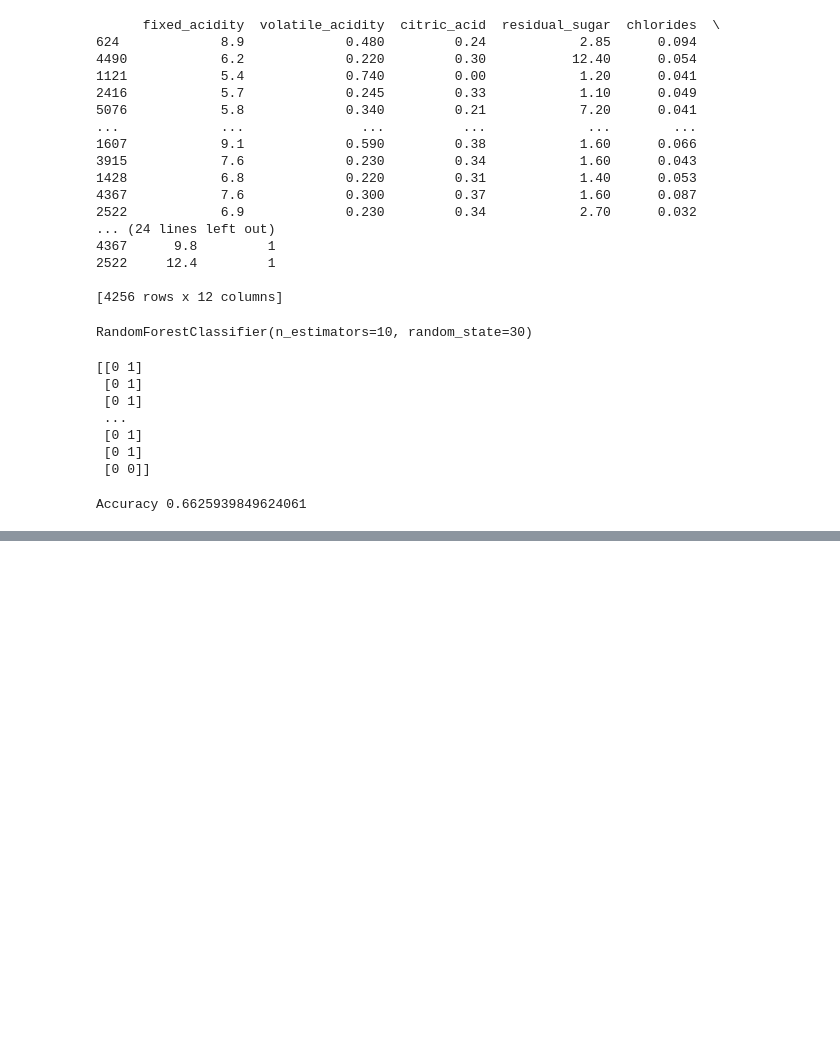
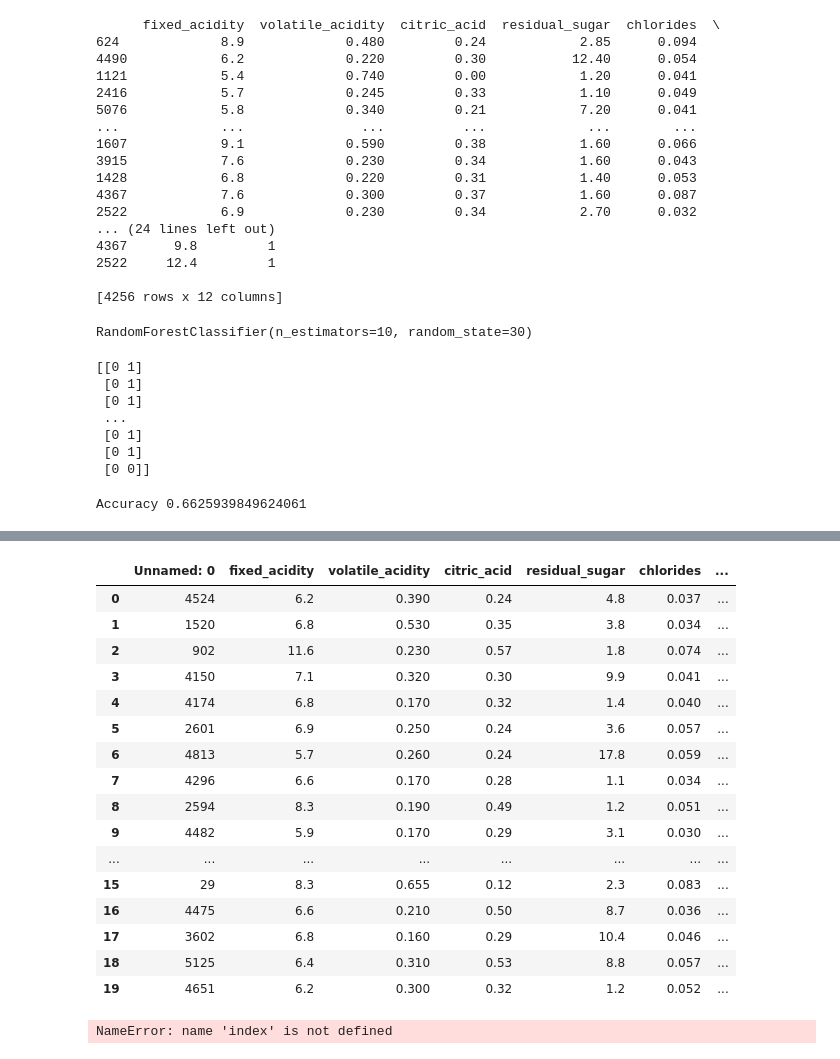
Before and after one commit to katybyte3000/Academy_Excercises, a Jupyter notebook: Project_02/sprint03/projekt02_sprint03_ML_wrongencoding.ipynb, the cells around one changed output, grey strips where cells are left out. Cells and saved outputs as stored; diff of their text form; code cells hidden in the pictures; blank space fills up the shorter version.

```diff
--- a/Project_02/sprint03/projekt02_sprint03_ML_wine.ipynb
+++ b/Project_02/sprint03/projekt02_sprint03_ML_wrongencoding.ipynb
@@ -715,0 +804,28 @@ Accuracy 0.6625939849624061
+# %%
+testdaten = pd.read_csv('testdata.csv')
+# %%
+testdaten.head(20)
+# %% [output]
+|  | Unnamed: 0 | fixed_acidity | volatile_acidity | citric_acid | residual_sugar | chlorides | ... |
+| 0 | 4524 | 6.2 | 0.390 | 0.24 | 4.8 | 0.037 | ... |
+| 1 | 1520 | 6.8 | 0.530 | 0.35 | 3.8 | 0.034 | ... |
+| 2 | 902 | 11.6 | 0.230 | 0.57 | 1.8 | 0.074 | ... |
+| 3 | 4150 | 7.1 | 0.320 | 0.30 | 9.9 | 0.041 | ... |
+| 4 | 4174 | 6.8 | 0.170 | 0.32 | 1.4 | 0.040 | ... |
+| 5 | 2601 | 6.9 | 0.250 | 0.24 | 3.6 | 0.057 | ... |
+| 6 | 4813 | 5.7 | 0.260 | 0.24 | 17.8 | 0.059 | ... |
+| 7 | 4296 | 6.6 | 0.170 | 0.28 | 1.1 | 0.034 | ... |
+| 8 | 2594 | 8.3 | 0.190 | 0.49 | 1.2 | 0.051 | ... |
+| 9 | 4482 | 5.9 | 0.170 | 0.29 | 3.1 | 0.030 | ... |
+| ... | ... | ... | ... | ... | ... | ... | ... |
+| 15 | 29 | 8.3 | 0.655 | 0.12 | 2.3 | 0.083 | ... |
+| 16 | 4475 | 6.6 | 0.210 | 0.50 | 8.7 | 0.036 | ... |
+| 17 | 3602 | 6.8 | 0.160 | 0.29 | 10.4 | 0.046 | ... |
+| 18 | 5125 | 6.4 | 0.310 | 0.53 | 8.8 | 0.057 | ... |
+| 19 | 4651 | 6.2 | 0.300 | 0.32 | 1.2 | 0.052 | ... |
+# %%
+# winelist_sorted = testdaten.sort_values(by='Unnamed: 0')
+# testdaten.head(30)
+testdaten(index)
+# %% [output]
+NameError: name 'index' is not defined
```
Also changed, not shown: parts of 13 cells of this notebook, 2 other files.
